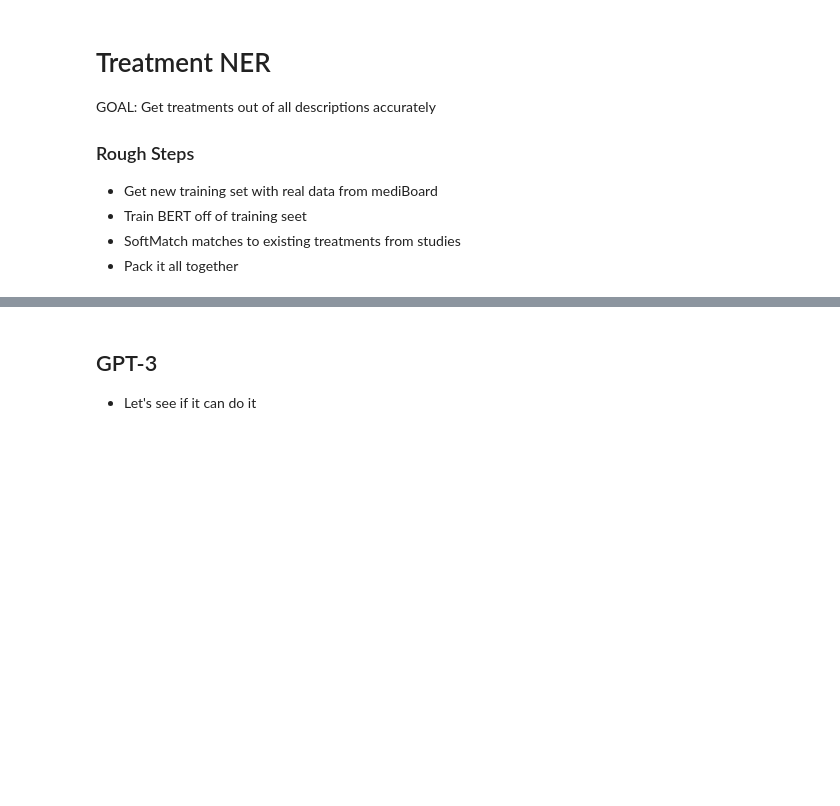
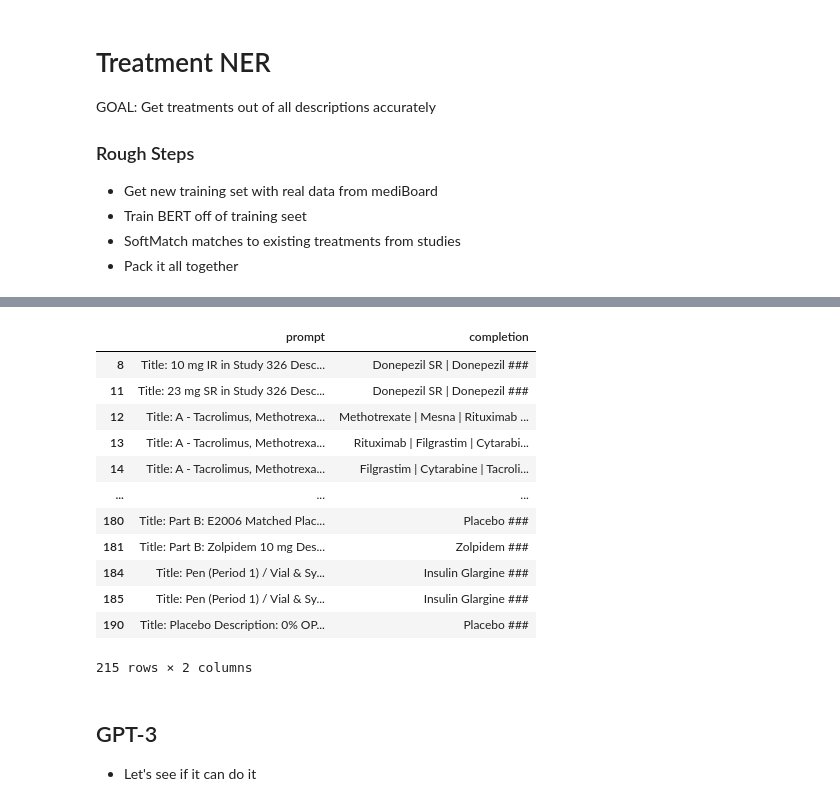
Before and after one commit to mediboard/treats, a Jupyter notebook: notebooks/TreatmentNER.ipynb, the cells around one changed output, grey strips where cells are left out. Drawn from its saved outputs; the diff is of its cells as text; code cells hidden in the pictures; blank space fills up the shorter version.

```diff
--- a/notebooks/TreatmentNER.ipynb
+++ b/notebooks/TreatmentNER.ipynb
@@ -23,3 +53,32 @@ labels[['title', 'description', 'name', 'study_id', 'study']].sort_values('study
+# %%
+training_admins['title_and_desc'] = 'Title: '\
+    + training_admins['title']\
+    + ' Description: '\
+    + training_admins['description']\
+    + '\n\n$$$\n\n'
+# %%
+train = training_admins.rename(columns = {
+    'title_and_desc': 'prompt',
+    'name': 'completion'
+})[['prompt', 'completion']]
+# %%
+train['completion'] = ' ' + train['completion'] + ' ###'
+# %%
+train.to_json('treat_data_2.jsonl', orient='records', lines=True)
+# %% [output]
+|  | prompt | completion |
+| 8 | Title: 10 mg IR in Study 326 Desc... | Donepezil SR | Donepezil ### |
+| 11 | Title: 23 mg SR in Study 326 Desc... | Donepezil SR | Donepezil ### |
+| 12 | Title: A - Tacrolimus, Methotrexa... | Methotrexate | Mesna | Rituximab ... |
+| 13 | Title: A - Tacrolimus, Methotrexa... | Rituximab | Filgrastim | Cytarabi... |
+| 14 | Title: A - Tacrolimus, Methotrexa... | Filgrastim | Cytarabine | Tacroli... |
+| ... | ... | ... |
+| 180 | Title: Part B: E2006 Matched Plac... | Placebo ### |
+| 181 | Title: Part B: Zolpidem 10 mg Des... | Zolpidem ### |
+| 184 | Title: Pen (Period 1) / Vial & Sy... | Insulin Glargine ### |
+| 185 | Title: Pen (Period 1) / Vial & Sy... | Insulin Glargine ### |
+| 190 | Title: Placebo Description: 0% OP... | Placebo ### |
+215 rows × 2 columns
 # %% [markdown]
 ## GPT-3
 - Let's see if it can do it
```
Also changed, not shown: parts of 14 cells of this notebook, 4 other files.
